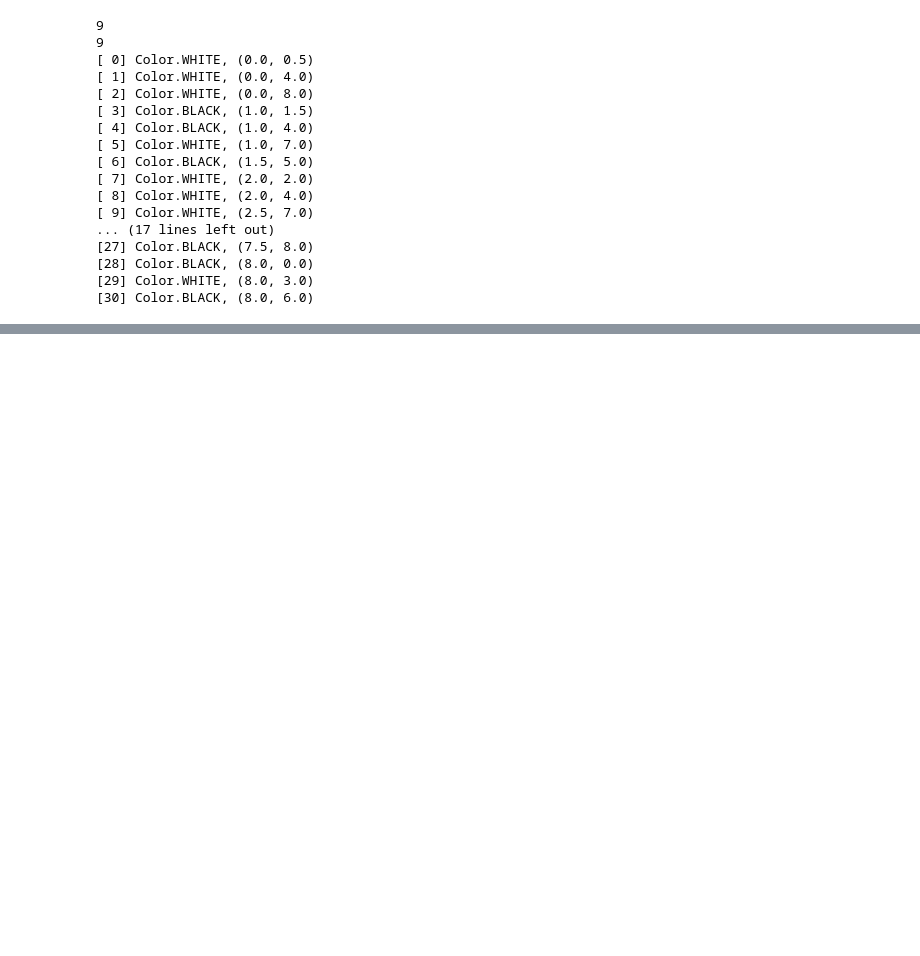
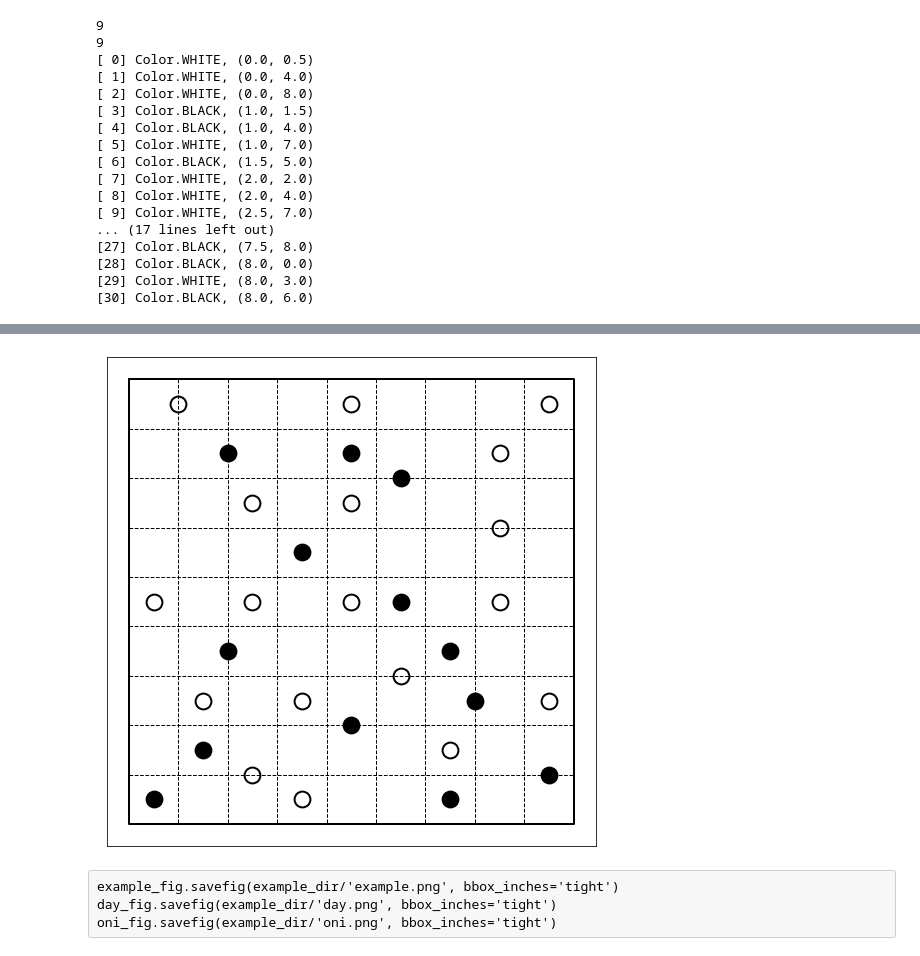
Before and after one commit to yamaimo/tentaishow, a Jupyter notebook: Draft.ipynb, the cells around one changed output, grey strips where cells are left out. Cells and saved outputs as stored; diff of their text form; code cells hidden in the pictures; blank space fills up the shorter version.

```diff
--- a/Draft.ipynb
+++ b/Draft.ipynb
@@ -180,0 +224,9 @@ for i, marker in enumerate(oni_problem.markers):
+# %%
+oni_fig = draw_problem(oni_problem)
+oni_fig;
+# %% [output]
+[figure, added]
+# %% [raw]
+example_fig.savefig(example_dir/'example.png', bbox_inches='tight')
+day_fig.savefig(example_dir/'day.png', bbox_inches='tight')
+oni_fig.savefig(example_dir/'oni.png', bbox_inches='tight')
```
Also changed, not shown: parts of 3 cells of this notebook, 3 other files.
